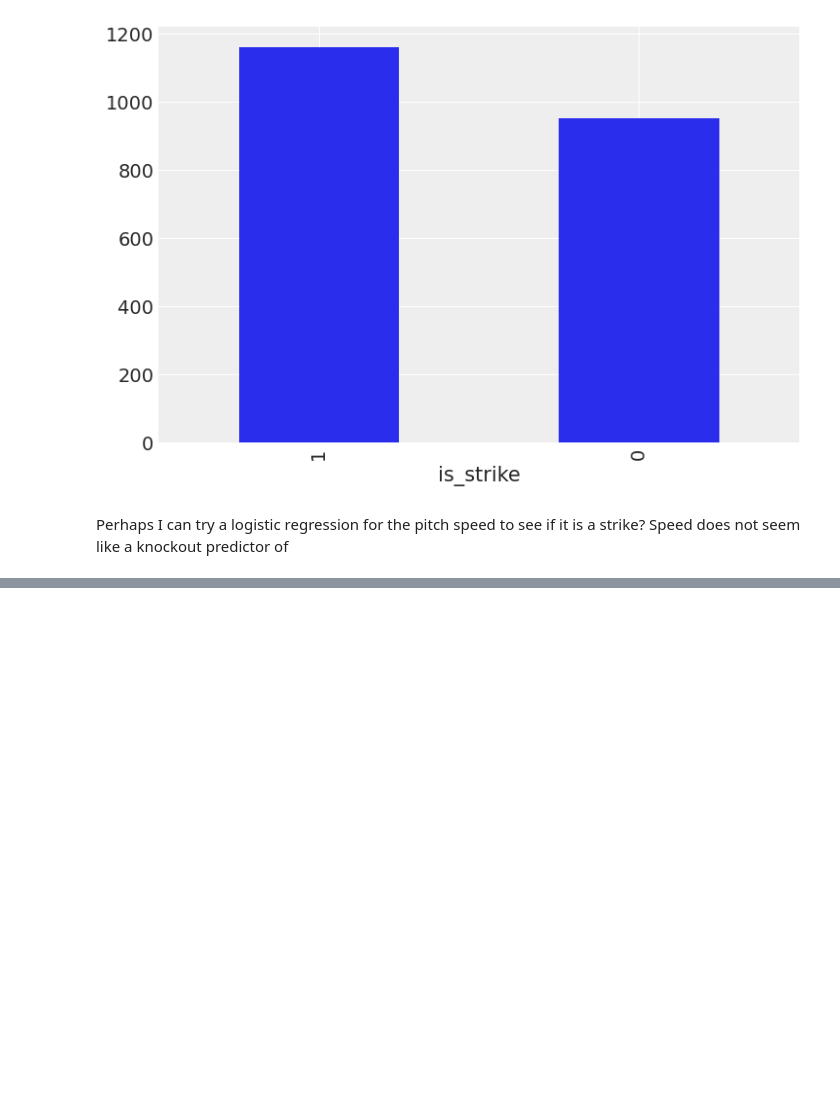
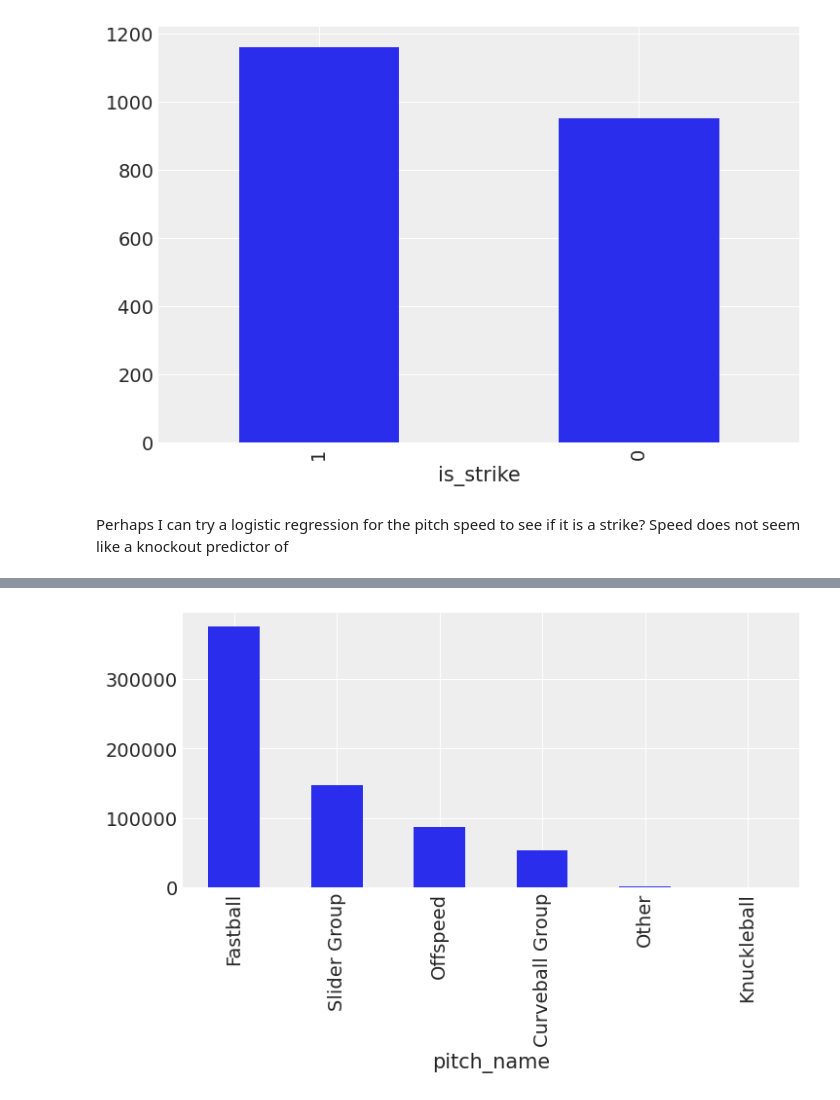
Before and after one commit to OffBayes/Strikeout-Prediction---2024, a Jupyter notebook: Strikeout-EDA.ipynb, the cells around one changed output, grey strips where cells are left out. Saved outputs shown, nothing was run; the diff lists cells and outputs as text; code cells hidden in the pictures; blank space fills up the shorter version.

```diff
--- a/Strikeout-EDA.ipynb
+++ b/Strikeout-EDA.ipynb
@@ -337,0 +394,8 @@ Perhaps I can try a logistic regression for the pitch speed to see if it is a st
+# %%
+df = training_data_df[['pitch_name','release_speed','release_spin_rate','pfx_x','pfx_z','arm_angle','is_strike']].copy()
+# Here I combine pitches into larger categories that will be easier to parse. Categories taken from Statcast
+df.loc[df.pitch_name.isin(['4-Seam Fastball', 'Sinker', 'Cutter']), 'pitch_name'] = 'Fastball'
+df.loc[df.pitch_name.isin(['Changeup','Split-Finger','Forkball','Screwball']), 'pitch_name'] = 'Offspeed'
+df.loc[df.pitch_name.isin(['Curveball','Knuckle Curve','Slow Curve']), 'pitch_name'] = 'Curveball Group'
+df.loc[df.pitch_name.isin(['Slider','Sweeper','Slurve']), 'pitch_name'] = 'Slider Group'
+df.loc[df.pitch_name.isin(['Eephus','Pitch Out']), 'pitch_name'] = 'Other'
@@ -337,0 +428,6 @@ Perhaps I can try a logistic regression for the pitch speed to see if it is a st
+# %%
+fig, ax = plt.subplots()
+df.pitch_name.value_counts().plot(kind='bar',ax=ax)
+plt.show()
+# %% [output]
+[figure, added]
```
Also changed, not shown: parts of 11 cells of this notebook.
